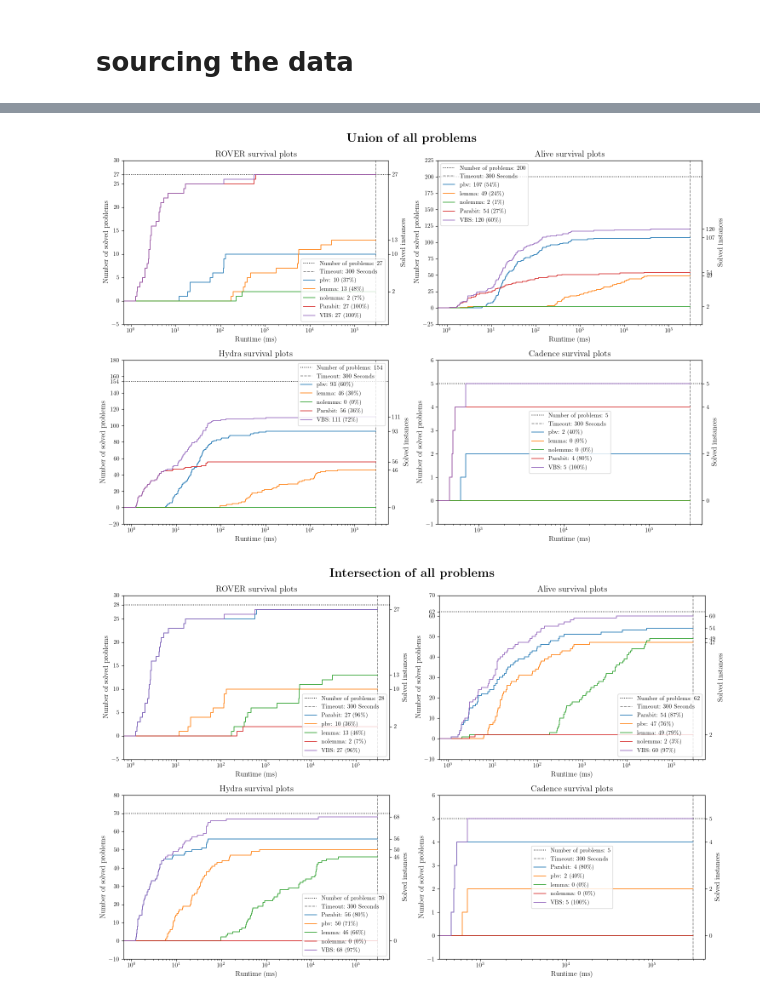
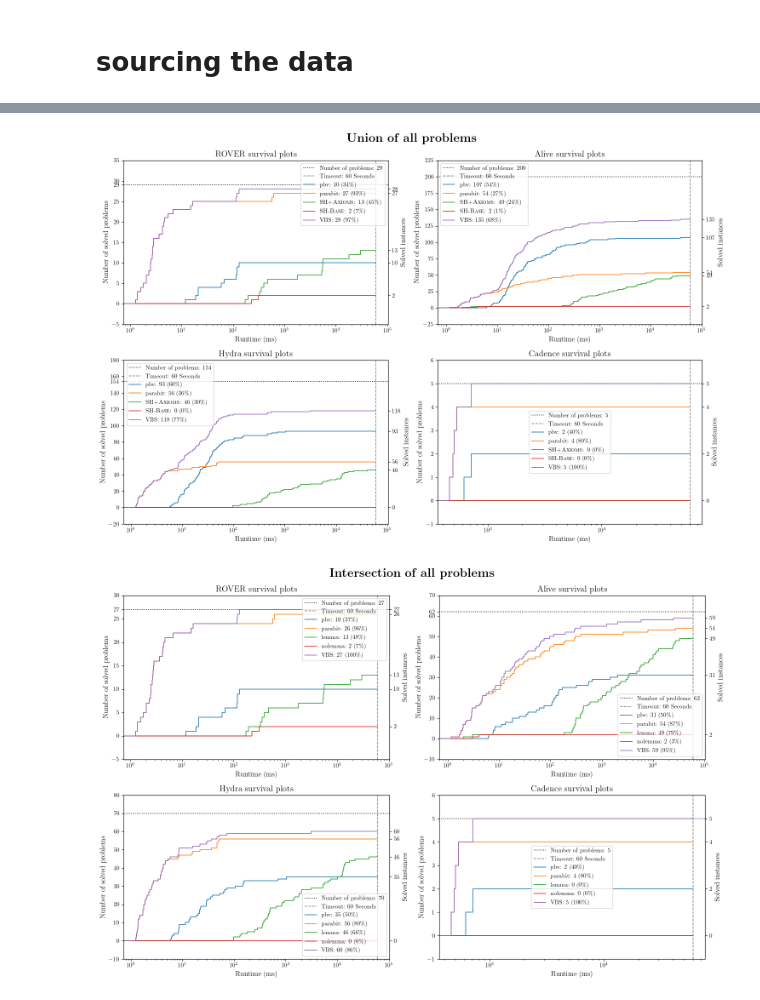
Before and after one commit to luigirinaldi/CAV, a Jupyter notebook: scripts/plots/eval_graphs.ipynb, the cells around one changed output, grey strips where cells are left out. Cells and saved outputs as stored; diff of their text form; code cells hidden in the pictures.

Commit message:
reformat graphing

```diff
--- a/scripts/plots/eval_graphs.ipynb
+++ b/scripts/plots/eval_graphs.ipynb
@@ -18,7 +18,7 @@ RESULTS_DIR_ALT = Path("../benchmarks/results")
 
 FIGURES_PATH = RESULTS_DIR / 'plots'
 
-TIMEOUT = 300_000 # timeout in milliseconds
+TIMEOUT = 60_000 # timeout in milliseconds
 
 os.makedirs(FIGURES_PATH, exist_ok=True)
 
@@ -34,13 +34,26 @@ pbv["ROVER"] = pd.read_csv(f'{RESULTS_DIR_ALT}/solver/rover_smt2/summary.csv')
 for bench in benches:
     parabit[bench] = pd.read_csv(f'{RESULTS_DIR}/parabit/{bench}/results.csv')
     parabit[bench]['time_taken'] = parabit[bench]['time_taken'] * 1000 # convert seconds to milliseconds
+    parabit[bench]['file'] = parabit[bench]['file'].str.replace('.bwlang', '', regex=False) # remove file extension
+    if bench == 'Hydra':
+        parabit[bench]['file'] = parabit[bench]['file'].str.replace('hydra_', '', regex=False) # remove file extension
+    parabit[bench].set_index('file')
+
     mirabelle[bench] = {}
     mirabelle[bench]["lemma"] =   load_sledge_data(RESULTS_DIR / "mirabelle" / "lemma"   / bench / "parsed.json")
     mirabelle[bench]["nolemma"] = load_sledge_data(RESULTS_DIR / "mirabelle" / "nolemma" / bench / "parsed.json")
+    if bench == 'Hydra':
+        mirabelle[bench]["lemma"]['name'] = mirabelle[bench]["lemma"]['name'].str.replace('hydra_', '', regex=False) # remove file extension
+        mirabelle[bench]["nolemma"]['name'] = mirabelle[bench]["nolemma"]['name'].str.replace('hydra_', '', regex=False) # remove file extension
 
-    # print(mirabelle[bench]["lemma"].where(mirabelle[bench]["lemma"]['time'] > TIMEOUT))
+    # remove problems that took longer than the timeout
     mirabelle[bench]["lemma"] = mirabelle[bench]["lemma"].where(mirabelle[bench]["lemma"]['time'] <= TIMEOUT)
     mirabelle[bench]["nolemma"] = mirabelle[bench]["nolemma"].where(mirabelle[bench]["nolemma"]['time'] <= TIMEOUT)
+    mirabelle[bench]["lemma"].set_index('name')
+    mirabelle[bench]["nolemma"].set_index('name')
+
+    pbv[bench]['file'] = pbv[bench]['file'].str.replace('.smt2', '', regex=False) # remove file extension
+    pbv[bench].set_index('file')
 
 pbv, parabit, mirabelle
 # %% [output]
@@ -131,79 +212,50 @@ def get_parabit_times(df, index):
 # %%
+
 fig, axs = plt.subplots(2,2, figsize=(15,10))
-for i, bench in enumerate(benches):
-
-    data = pd.DataFrame()
-    if bench in ['Hydra', 'Alive']:
-        data['pbv'] = pbv[bench]['time'].where(pbv[bench]['result'] == 'unsat')
-    else:
-        data['pbv'] = pbv[bench]['unsat_time_average'].where(pbv[bench]['result'] == 'unsat')
-    data['pbv'] = data['pbv'] * 1000
-
-    data['lemma'] = (mir:=mirabelle[bench]['lemma'])['time'].where(mir['timeout'] == False)
-    data['nolemma'] = (mir:=mirabelle[bench]['nolemma'])['time'].where(mir['timeout'] == False)
-
-    data['Parabit'] = get_parabit_times(parabit, bench)
-    data['VBS'] = data.apply(combine_results, axis=1)
-
+for i, (bench, data) in enumerate(datas.items()):
     ax = axs[i%2][i//2]
-    plot_cactus(ax, data, TIMEOUT)
+    data_tmp = data.copy().drop(columns='name')
+    data_tmp = data_tmp.rename(columns={'lemma':'\\textsc{SH+Axioms}', 'nolemma':'\\textsc{SH-Base}'})
+    plot_cactus(ax, data_tmp, TIMEOUT)
     ax.legend(loc='best')
     ax.set_title(f'{bench} survival plots')
 fig.suptitle('\\textbf{Union of all problems}', fontsize='xx-large')
 plt.tight_layout()
 # plt.savefig(f"{FIGURES_PATH}all_problem.pdf")
 plt.show()
 
 fig, axs = plt.subplots(2,2, figsize=(15,10))
-for i, bench in enumerate(benches):
+for i, (bench, data) in enumerate(datas.items()):
+    data_tmp = data.copy()
 
-    data = pd.DataFrame()
-    data['Parabit'] = get_parabit_times(parabit, bench)
-    if bench in ['Hydra', 'Alive']:
-        data['pbv'] = pbv[bench]['time'].where(pbv[bench]['result'] == 'unsat')
-    else:
-        data['pbv'] = pbv[bench]['unsat_time_average'].where(pbv[bench]['result'] == 'unsat')
-    data['pbv'] = data['pbv'] * 1000
-
-    data['lemma'] = (mir:=mirabelle[bench]['lemma'])['time'].where(mir['timeout'] == False)
-    data['nolemma'] = (mir:=mirabelle[bench]['nolemma'])['time'].where(mir['timeout'] == False)
-
-    data['VBS'] = data.apply(combine_results, axis=1)
+    filter_frame = data_tmp['name'].isin(parabit[bench]['file']) & data_tmp['name'].isin(pbv[bench]['file'])
+    data_tmp = data_tmp[filter_frame].drop(columns='name')
 
     ax = axs[i%2][i//2]
-    plot_cactus(ax, data, TIMEOUT)
+    plot_cactus(ax, data_tmp, TIMEOUT)
     ax.legend(loc='best')
     ax.set_title(f'{bench} survival plots')
 fig.suptitle('\\textbf{Intersection of all problems}', fontsize='xx-large')
 plt.tight_layout()
 # plt.savefig(f"{FIGURES_PATH}all_problem.pdf")
 plt.show()
 
 
 fig, axs = plt.subplots(2,2, figsize=(15,10))
-for i, bench in enumerate(benches):
+for i, (bench, data) in enumerate(datas.items()):
+    data_tmp = data.copy()
 
-    data = pd.DataFrame()
-    data['Parabit'] = get_parabit_times(parabit, bench)
-    # if bench in ['Hydra', 'Alive']:
-    #     data['pbv'] = pbv[bench]['time'].where(pbv[bench]['result'] == 'unsat')
-    # else:
-    #     data['pbv'] = pbv[bench]['unsat_time_average'].where(pbv[bench]['result'] == 'unsat')
-    # data['pbv'] = data['pbv'] * 1000
-
-    data['lemma'] = (mir:=mirabelle[bench]['lemma'])['time'].where(mir['timeout'] == False)
-    data['nolemma'] = (mir:=mirabelle[bench]['nolemma'])['time'].where(mir['timeout'] == False)
-
-    data['VBS'] = data.apply(combine_results, axis=1)
+    filter_frame = data_tmp['name'].isin(parabit[bench]['file'])
+    data_tmp = data_tmp[filter_frame].drop(columns=['name','pbv'])
 
     ax = axs[i%2][i//2]
-    plot_cactus(ax, data, TIMEOUT)
+    plot_cactus(ax, data_tmp, TIMEOUT)
     ax.legend(loc='best')
     ax.set_title(f'{bench} survival plots')
 fig.suptitle('\\textbf{Parabit vs Sledgehammer}', fontsize='xx-large')
 plt.tight_layout()
 # plt.savefig(f"{FIGURES_PATH}all_problem.pdf")
 plt.show()
 # %% [output]
-[figure, old version]
+[figure, new version]
-[figure, old version]
+[figure, new version]
```
Also changed, not shown: parts of 8 cells of this notebook.
